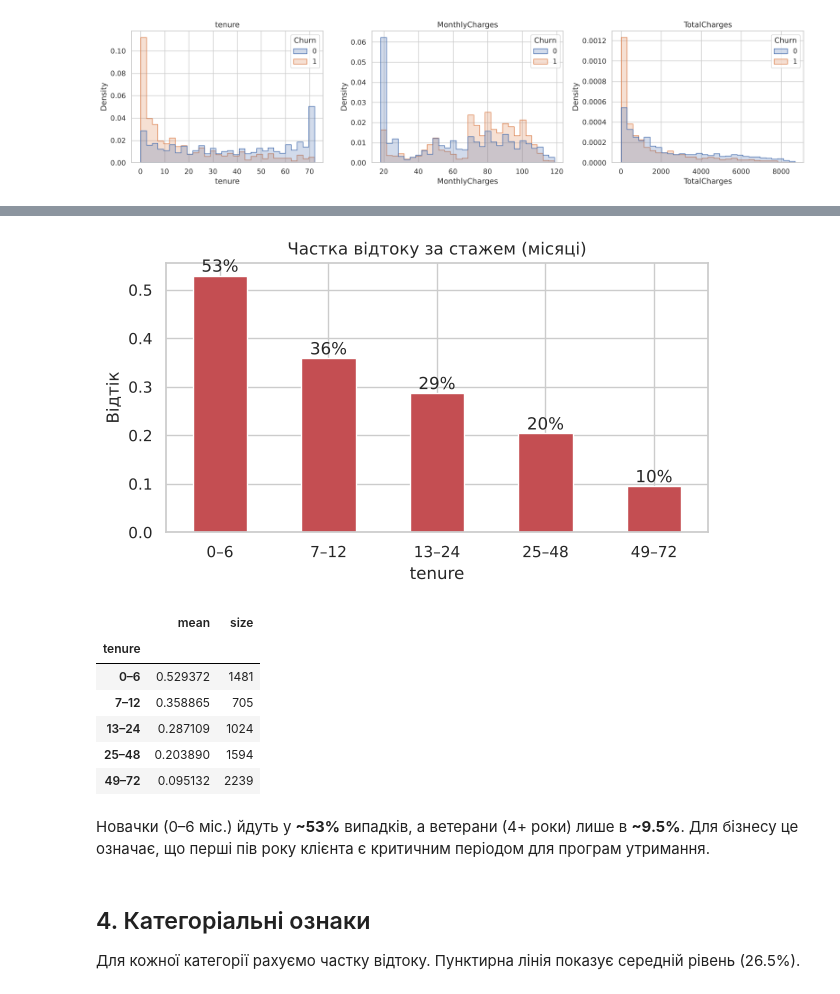
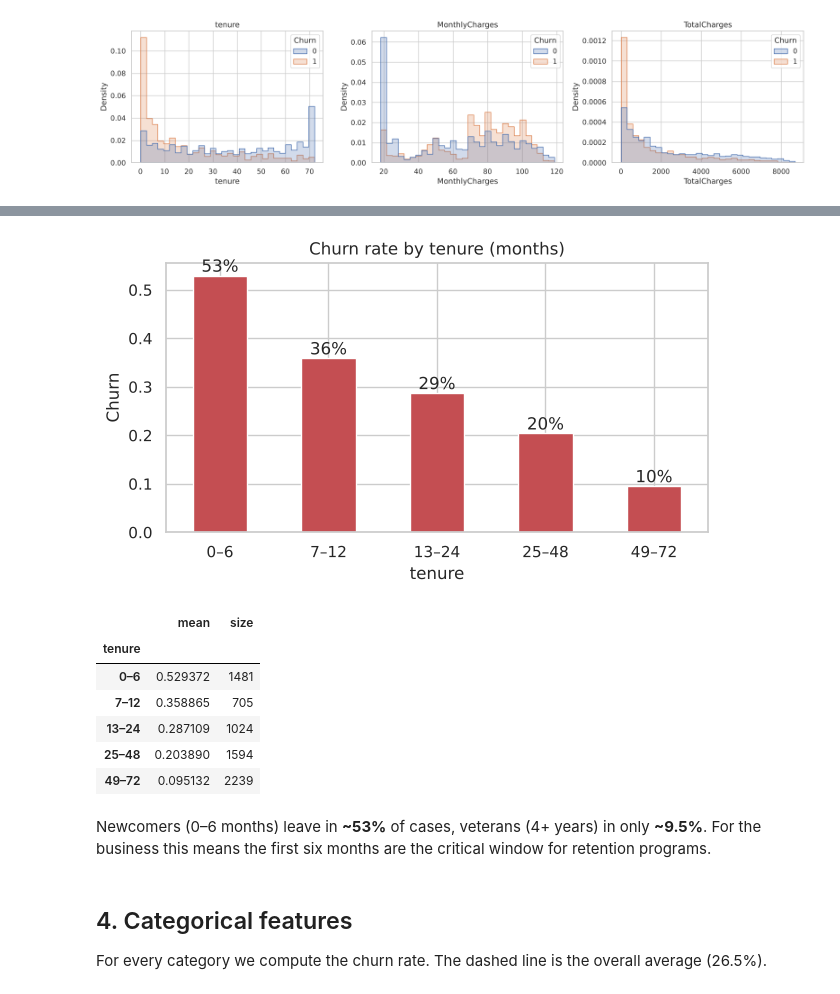
Before and after one commit to sambik22/churn-prediction, a Jupyter notebook: notebooks/01_eda.ipynb, the cells around one changed output, grey strips where cells are left out. Drawn from its saved outputs; the diff is of its cells as text; code cells hidden in the pictures.

```diff
--- a/notebooks/01_eda.ipynb
+++ b/notebooks/01_eda.ipynb
@@ -137,14 +137,14 @@ plt.show()
 # %%
 tenure_bins = pd.cut(df["tenure"], bins=[-1, 6, 12, 24, 48, 72],
                      labels=["0–6", "7–12", "13–24", "25–48", "49–72"])
 rate = df.groupby(tenure_bins, observed=True)["Churn"].agg(["mean", "size"])
 ax = rate["mean"].plot.bar(rot=0, figsize=(7, 3.5), color="C3")
 ax.bar_label(ax.containers[0], labels=[f"{v:.0%}" for v in rate["mean"]])
-ax.set(title="Частка відтоку за стажем (місяці)", ylabel="Відтік", xlabel="tenure")
+ax.set(title="Churn rate by tenure (months)", ylabel="Churn", xlabel="tenure")
 plt.show()
 rate
 # %% [output]
-[figure, old version]
+[figure, new version]
 |  | mean | size |
 | tenure |  |  |
 | 0–6 | 0.529372 | 1481 |
@@ -152,13 +152,13 @@ rate
 | 13–24 | 0.287109 | 1024 |
 | 25–48 | 0.203890 | 1594 |
 | 49–72 | 0.095132 | 2239 |
-# %% [markdown]
-Новачки (0–6 міс.) йдуть у **~53%** випадків, а ветерани (4+ роки) лише в **~9.5%**.
-Для бізнесу це означає, що перші пів року клієнта є критичним періодом для програм утримання.
-# %% [markdown]
-## 4. Категоріальні ознаки
-
-Для кожної категорії рахуємо частку відтоку. Пунктирна лінія показує середній рівень (26.5%).
+# %% [markdown]
+Newcomers (0–6 months) leave in **~53%** of cases, veterans (4+ years) in only **~9.5%**.
+For the business this means the first six months are the critical window for retention programs.
+# %% [markdown]
+## 4. Categorical features
+
+For every category we compute the churn rate. The dashed line is the overall average (26.5%).
 # %%
 def churn_rate_plot(cols, ncols=3):
     nrows = int(np.ceil(len(cols) / ncols))
```
Also changed, not shown: parts of 38 cells of this notebook, 29 other files.
